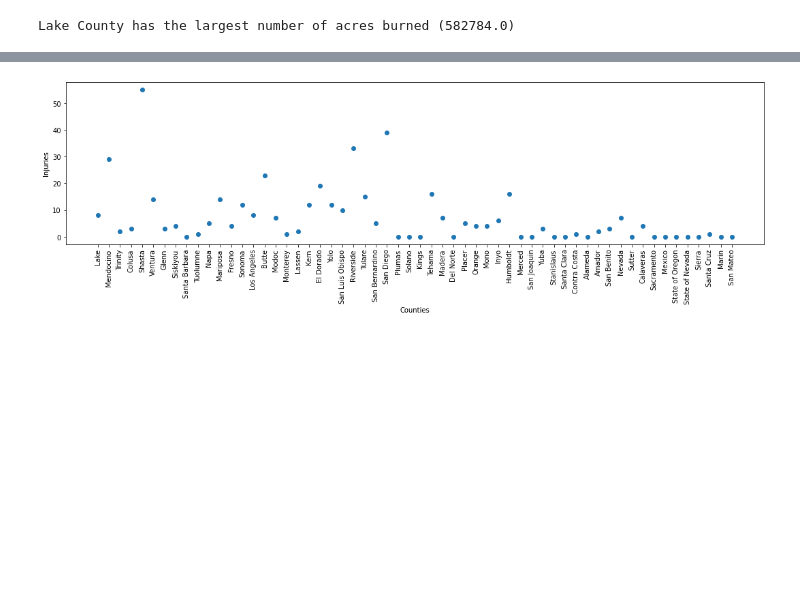
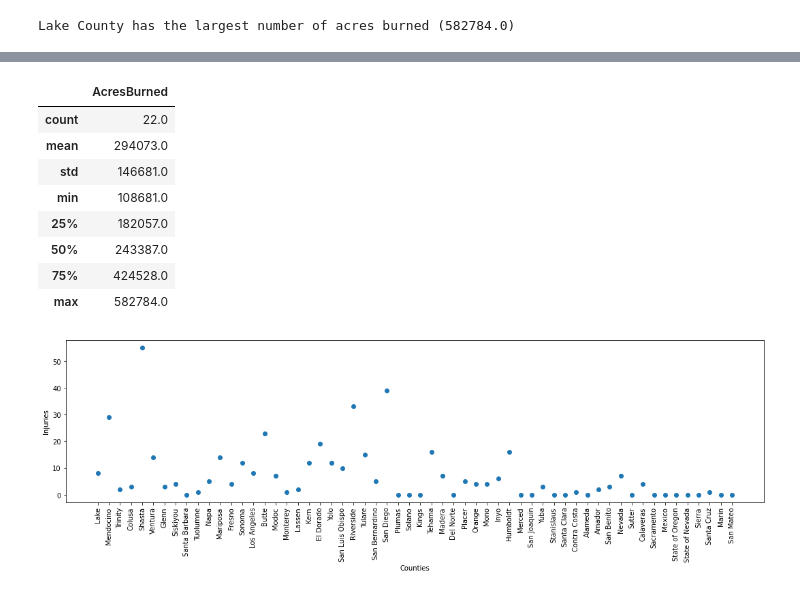
Before and after one commit to jump8621/data-project-I, a Jupyter notebook: alessandro_pyre.ipynb, the cells around one changed output, grey strips where cells are left out. Cells and saved outputs as stored; diff of their text form; code cells hidden in the pictures; blank space fills up the shorter version.

```diff
--- a/alessandro_pyre.ipynb
+++ b/alessandro_pyre.ipynb
@@ -171,3 +184,16 @@ Lake County has the largest number of acres burned (582784.0)
+# %%
+df10 = df10.describe()
+df10.round()
+# %% [output]
+|  | AcresBurned |
+| count | 22.0 |
+| mean | 294073.0 |
+| std | 146681.0 |
+| min | 108681.0 |
+| 25% | 182057.0 |
+| 50% | 243387.0 |
+| 75% | 424528.0 |
+| max | 582784.0 |
 # %%
 #  "Injuries" and "Counties" Scatter plotScatter plot
 
```
Also changed, not shown: parts of 14 cells of this notebook, 3 other files.
